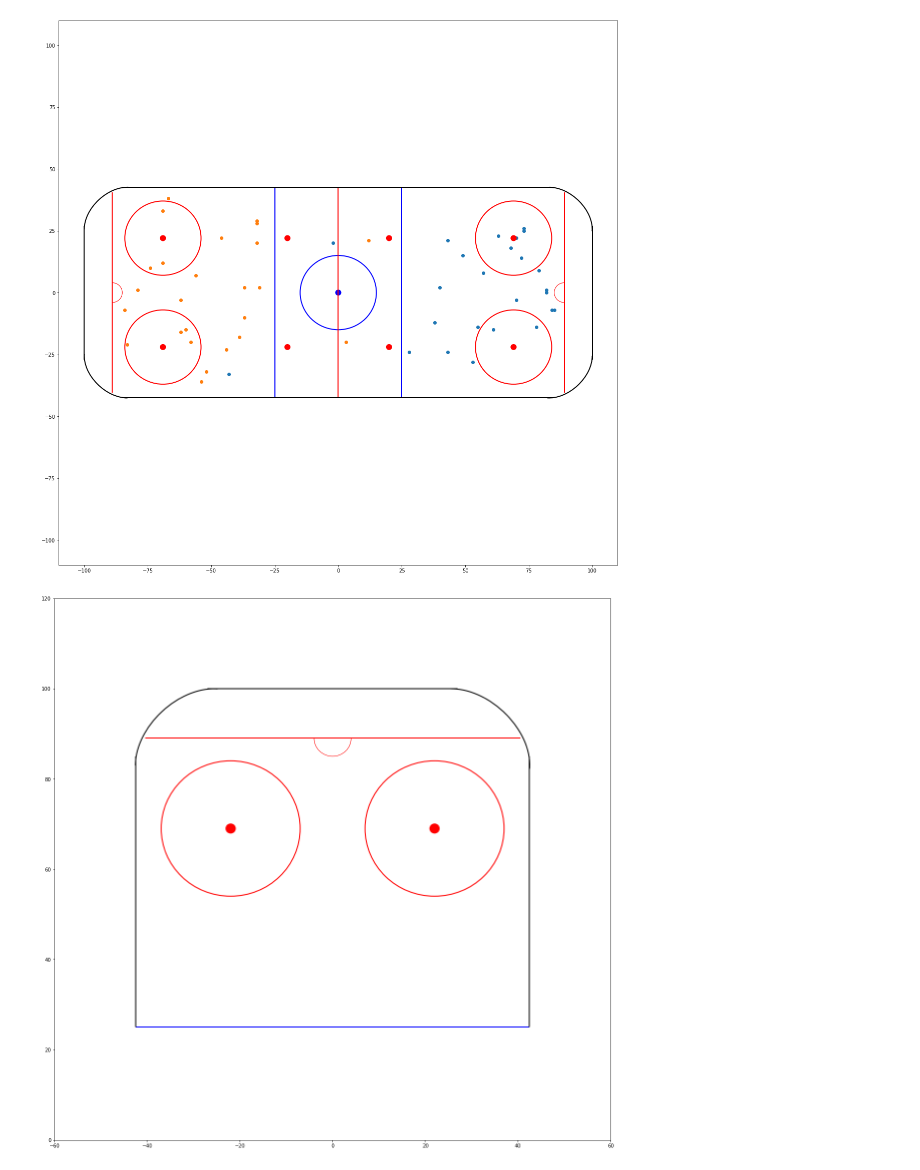
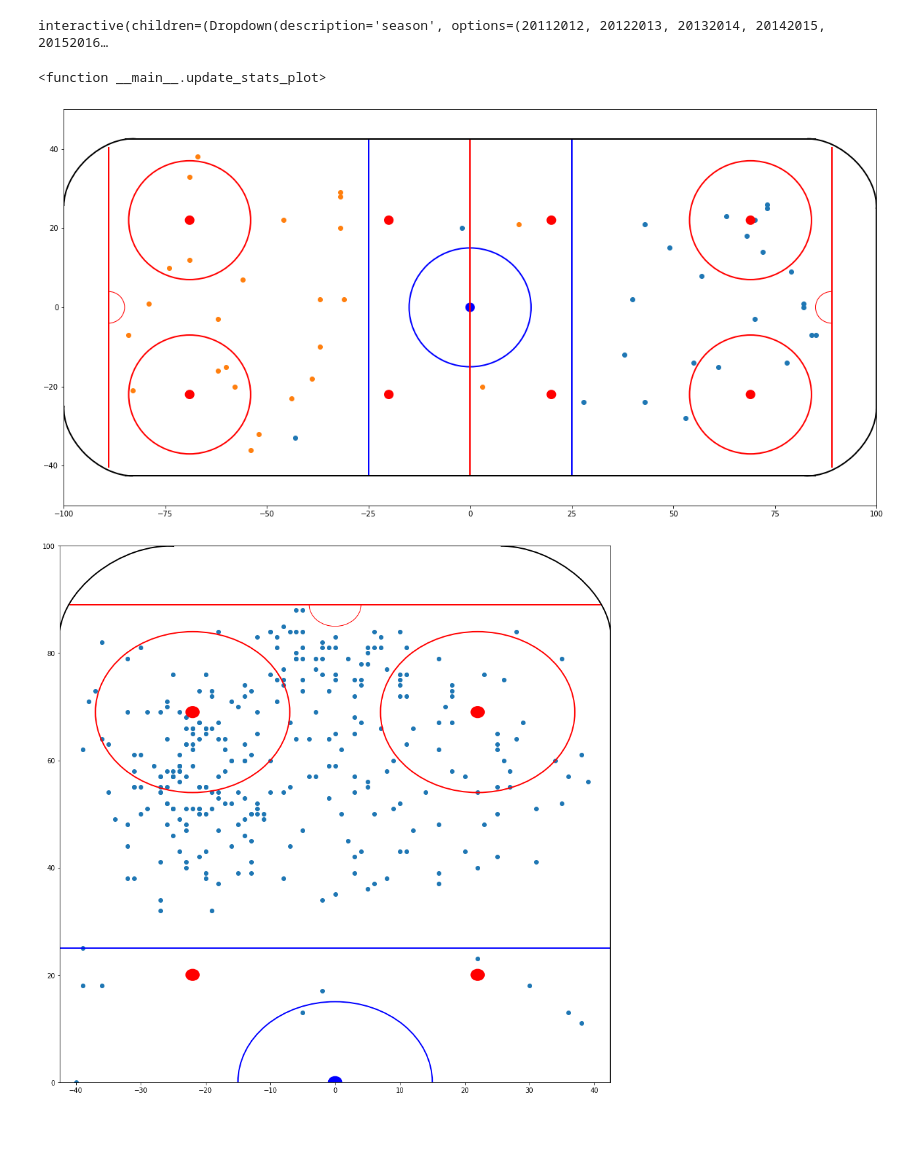
Before and after one commit to WilliamGaryDawkins/NHL-Data-Viz, a Jupyter notebook: CS631_FinalProject.ipynb, the cells around one changed output. Drawn from its saved outputs; the diff is of its cells as text; code cells hidden in the pictures; blank space fills up the shorter version.

```diff
--- a/CS631_FinalProject.ipynb
+++ b/CS631_FinalProject.ipynb
@@ -104,3 +125,22 @@ pdf.plot.barh(x='FullName',y="sum(points)")
+# %%
+widgets.Dropdown(
+    options=[('One', 1), ('Two', 2), ('Three', 3)],
+    value=2,
+    description='Number:',
+)
+def update_stats_plot(season,stat,game_type,top_num):
+
+  pdf = ranked_by_stats_by_season_skater(season,stat,game_type).limit(top_num).toPandas()
+  pdf.plot.barh(x='FullName',y="sum({0})".format(stat))
+
+interact(update_stats_plot,
+         season=widgets.Dropdown(options=[20112012,20122013,20132014,20142015,20152016,20162017,20172018,20182019]),
+         stat=widgets.Dropdown(options=['goals','assits','shots','hits','powerPlayGoals','powerPlayAssists','timeOnIce','penaltyMinutes','faceOffWins','faceoffTaken','takeaways','giveaways','shortHandedGoals','shortHandedAssits','blocked','plusMinus','evenTimeOnIce','powerPlayTimeOnIce','shortHandedTimeOnIce']),
+         game_type=widgets.Dropdown(options=["R","P"]),
+         top_num=widgets.IntSlider(value=20,min=1,max=200,step=1))
+# %% [output]
+interactive(children=(Dropdown(description='season', options=(20112012, 20122013, 20132014, 20142015, 20152016…
+<function __main__.update_stats_plot>
 # %%
 from matplotlib.patches import Circle, Rectangle, Arc
 
@@ -205,12 +248,12 @@ def draw_Ozone(ax=None, color='black', lw=2):
 
     return ax
 # %%
-plt.figure(figsize=(20,20))
+plt.figure(figsize=(20,10))
 plt.scatter(home_team_DF.st_x,home_team_DF.st_y)
 plt.scatter(away_team_DF.st_x,away_team_DF.st_y)
 draw_rink()
-plt.xlim(-110,110)
-plt.ylim(-110,110)
+plt.xlim(-100,100)
+plt.ylim(-50,50)
 plt.show()
 # %% [output]
-[figure, old version]
+[figure, new version]
@@ -217,8 +263,9 @@ plt.show()
 # %%
-plt.figure(figsize=(20,20))
+plt.figure(figsize=(15,15))
+plt.scatter(Player_stats_df.st_y*-1,Player_stats_df.st_x)
 draw_Ozone()
-plt.xlim(-60,60)
-plt.ylim(0,120)
-plt.show()
+plt.xlim(-42.5,42.5)
+plt.ylim(0,100)
+plt.draw()
 # %% [output]
-[figure, old version]
+[figure, new version]
```
Also changed, not shown: parts of 24 cells of this notebook.
